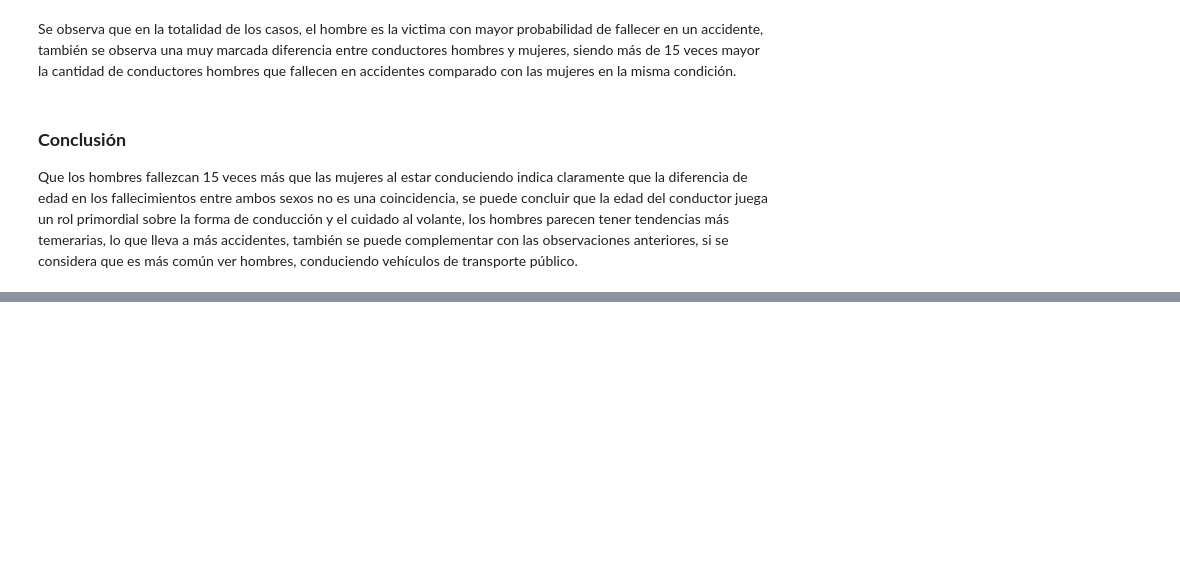
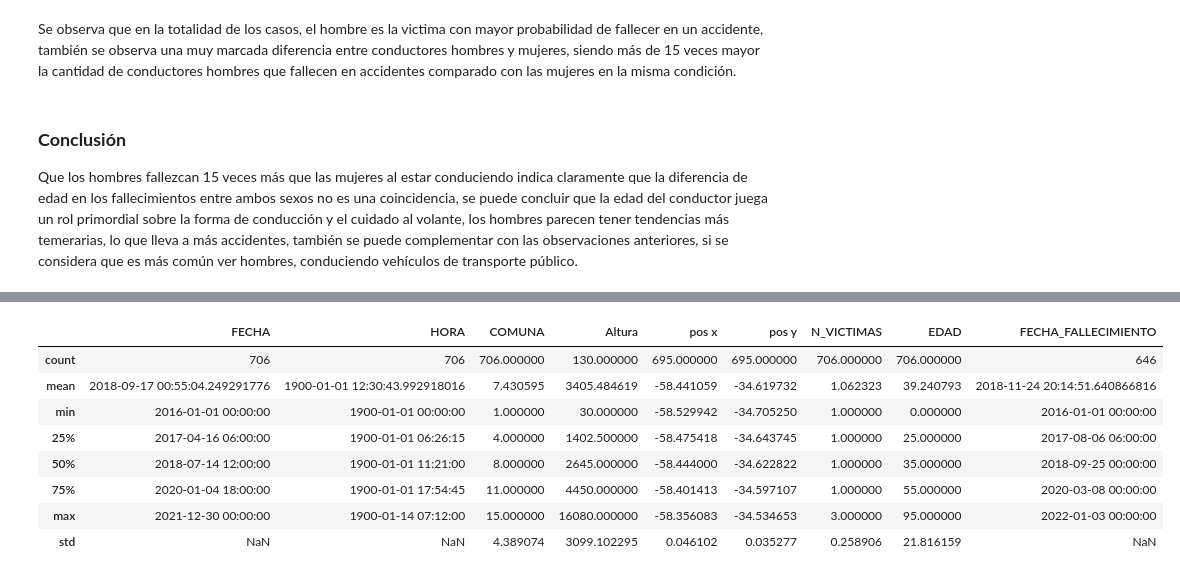
Before and after one commit to Aspirina180mg/PI02_Misael_Garcia_Torres, a Jupyter notebook: EDA.ipynb, the cells around one changed output, grey strips where cells are left out. Cells and saved outputs as stored; diff of their text form; code cells hidden in the pictures; blank space fills up the shorter version.

```diff
--- a/EDA.ipynb
+++ b/EDA.ipynb
@@ -651,0 +503,12 @@ Preparación
+# %%
+df_homicidios.describe()
+# %% [output]
+|  | FECHA | HORA | COMUNA | Altura | pos x | pos y | N_VICTIMAS | EDAD | FECHA_FALLECIMIENTO |
+| count | 706 | 706 | 706.000000 | 130.000000 | 695.000000 | 695.000000 | 706.000000 | 706.000000 | 646 |
+| mean | 2018-09-17 00:55:04.249291776 | 1900-01-01 12:30:43.992918016 | 7.430595 | 3405.484619 | -58.441059 | -34.619732 | 1.062323 | 39.240793 | 2018-11-24 20:14:51.640866816 |
+| min | 2016-01-01 00:00:00 | 1900-01-01 00:00:00 | 1.000000 | 30.000000 | -58.529942 | -34.705250 | 1.000000 | 0.000000 | 2016-01-01 00:00:00 |
+| 25% | 2017-04-16 06:00:00 | 1900-01-01 06:26:15 | 4.000000 | 1402.500000 | -58.475418 | -34.643745 | 1.000000 | 25.000000 | 2017-08-06 06:00:00 |
+| 50% | 2018-07-14 12:00:00 | 1900-01-01 11:21:00 | 8.000000 | 2645.000000 | -58.444000 | -34.622822 | 1.000000 | 35.000000 | 2018-09-25 00:00:00 |
+| 75% | 2020-01-04 18:00:00 | 1900-01-01 17:54:45 | 11.000000 | 4450.000000 | -58.401413 | -34.597107 | 1.000000 | 55.000000 | 2020-03-08 00:00:00 |
+| max | 2021-12-30 00:00:00 | 1900-01-14 07:12:00 | 15.000000 | 16080.000000 | -58.356083 | -34.534653 | 3.000000 | 95.000000 | 2022-01-03 00:00:00 |
+| std | NaN | NaN | 4.389074 | 3099.102295 | 0.046102 | 0.035277 | 0.258906 | 21.816159 | NaN |
```
Also changed, not shown: parts of 29 cells of this notebook, 1 other file.
